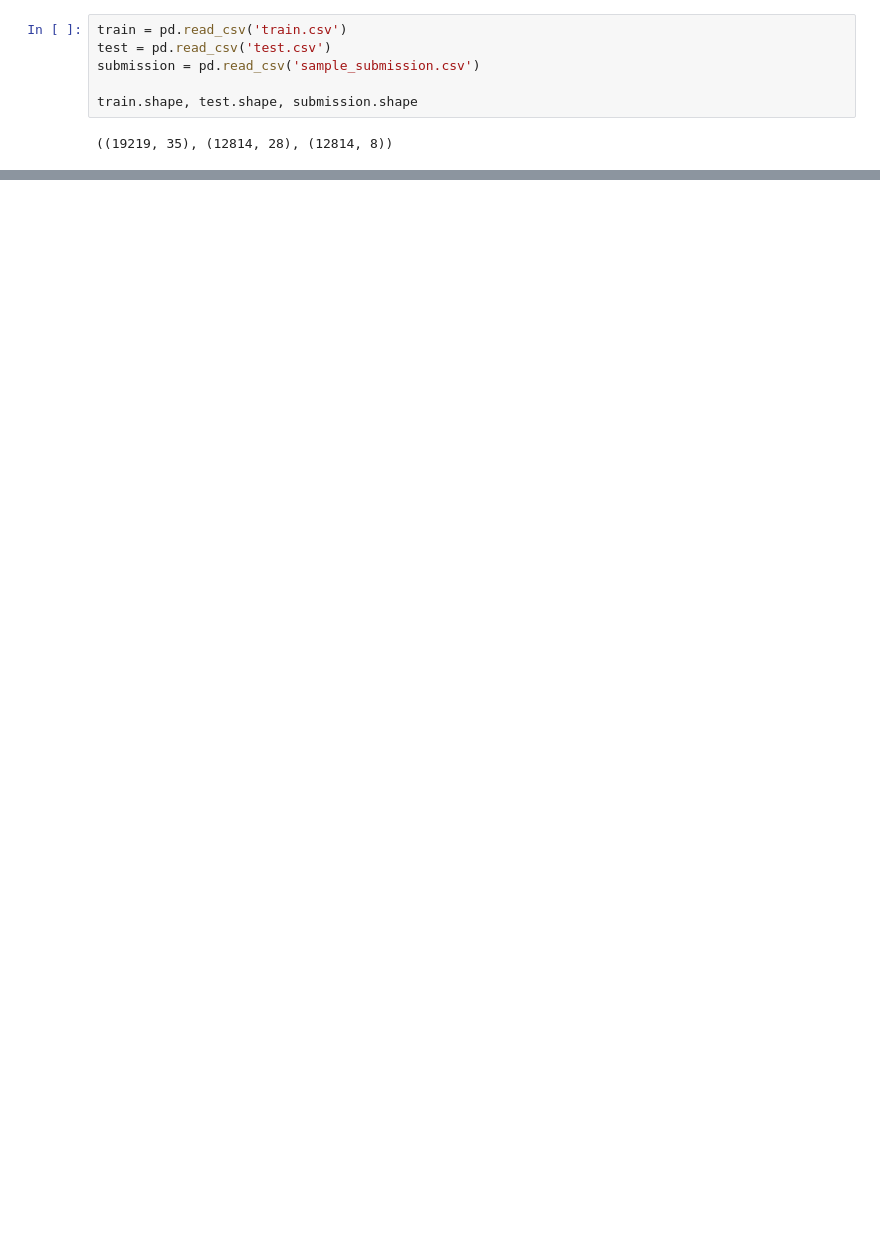
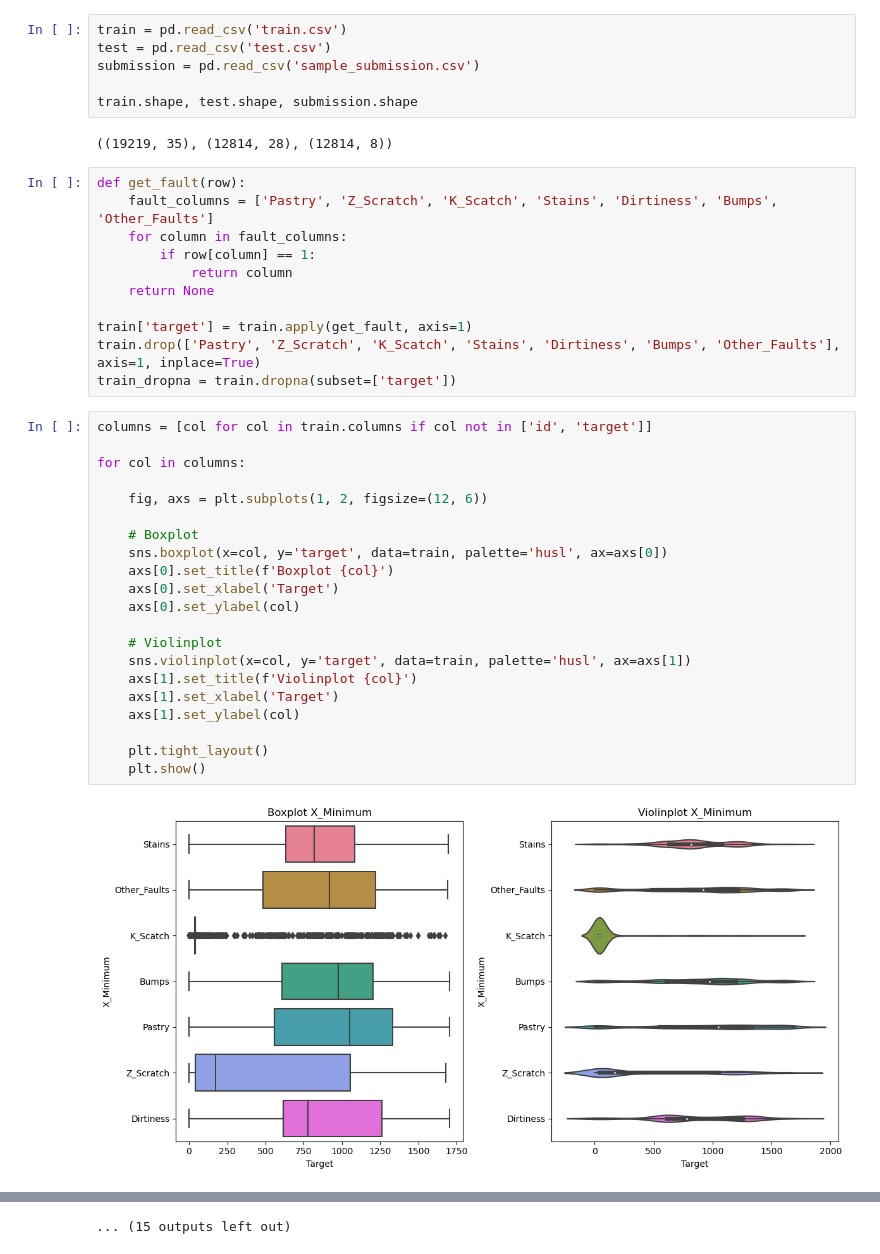
Before and after one commit to mohammadrezahosseini1999/PlayGround-Competition, a Jupyter notebook: Steel Plate Defect Prediction/Exp1.ipynb, the cells around one changed output, grey strips where cells are left out. Cells and saved outputs as stored; diff of their text form; blank space fills up the shorter version.

```diff
--- a/Steel Plate Defect Prediction/Exp1.ipynb
+++ b/Steel Plate Defect Prediction/Exp1.ipynb
@@ -15,3 +21,37 @@ submission = pd.read_csv('sample_submission.csv')
 train.shape, test.shape, submission.shape
 # %% [output]
 ((19219, 35), (12814, 28), (12814, 8))
+# %%
+def get_fault(row):
+    fault_columns = ['Pastry', 'Z_Scratch', 'K_Scatch', 'Stains', 'Dirtiness', 'Bumps', 'Other_Faults']
+    for column in fault_columns:
+        if row[column] == 1:
+            return column
+    return None
+
+train['target'] = train.apply(get_fault, axis=1)
+train.drop(['Pastry', 'Z_Scratch', 'K_Scatch', 'Stains', 'Dirtiness', 'Bumps', 'Other_Faults'], axis=1, inplace=True)
+train_dropna = train.dropna(subset=['target'])
+# %%
+columns = [col for col in train.columns if col not in ['id', 'target']]
+
+for col in columns:
+
+    fig, axs = plt.subplots(1, 2, figsize=(12, 6))
+
+    # Boxplot
+    sns.boxplot(x=col, y='target', data=train, palette='husl', ax=axs[0])
+    axs[0].set_title(f'Boxplot {col}')
+    axs[0].set_xlabel('Target')
+    axs[0].set_ylabel(col)
+
+    # Violinplot
+    sns.violinplot(x=col, y='target', data=train, palette='husl', ax=axs[1])
+    axs[1].set_title(f'Violinplot {col}')
+    axs[1].set_xlabel('Target')
+    axs[1].set_ylabel(col)
+
+    plt.tight_layout()
+    plt.show()
+# %% [output]
+[figure, added]
@@ -17,0 +69 @@ train.shape, test.shape, submission.shape
+... (15 outputs left out)
```
Also changed, not shown: parts of 26 cells of this notebook, 1 other file.
